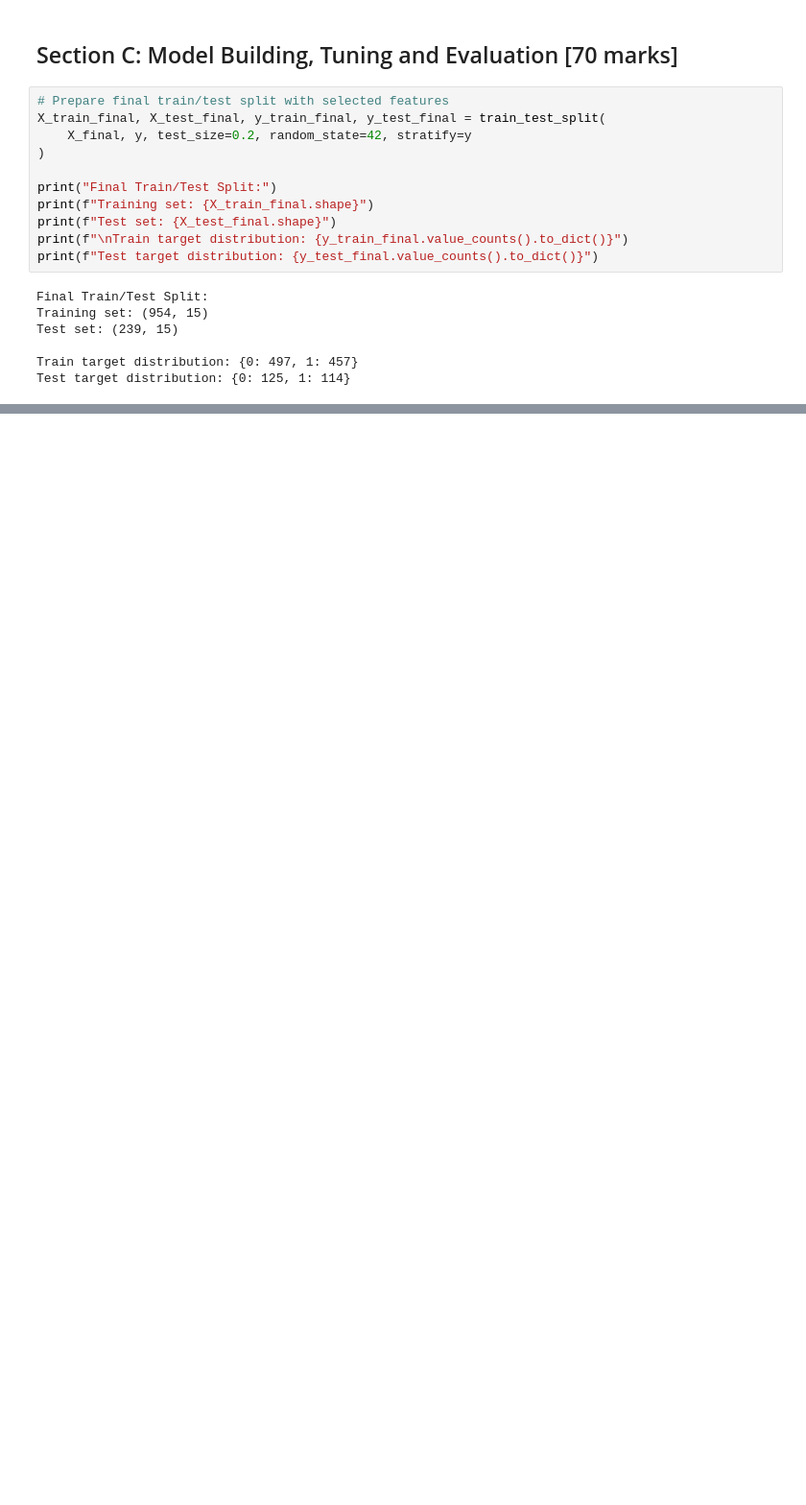
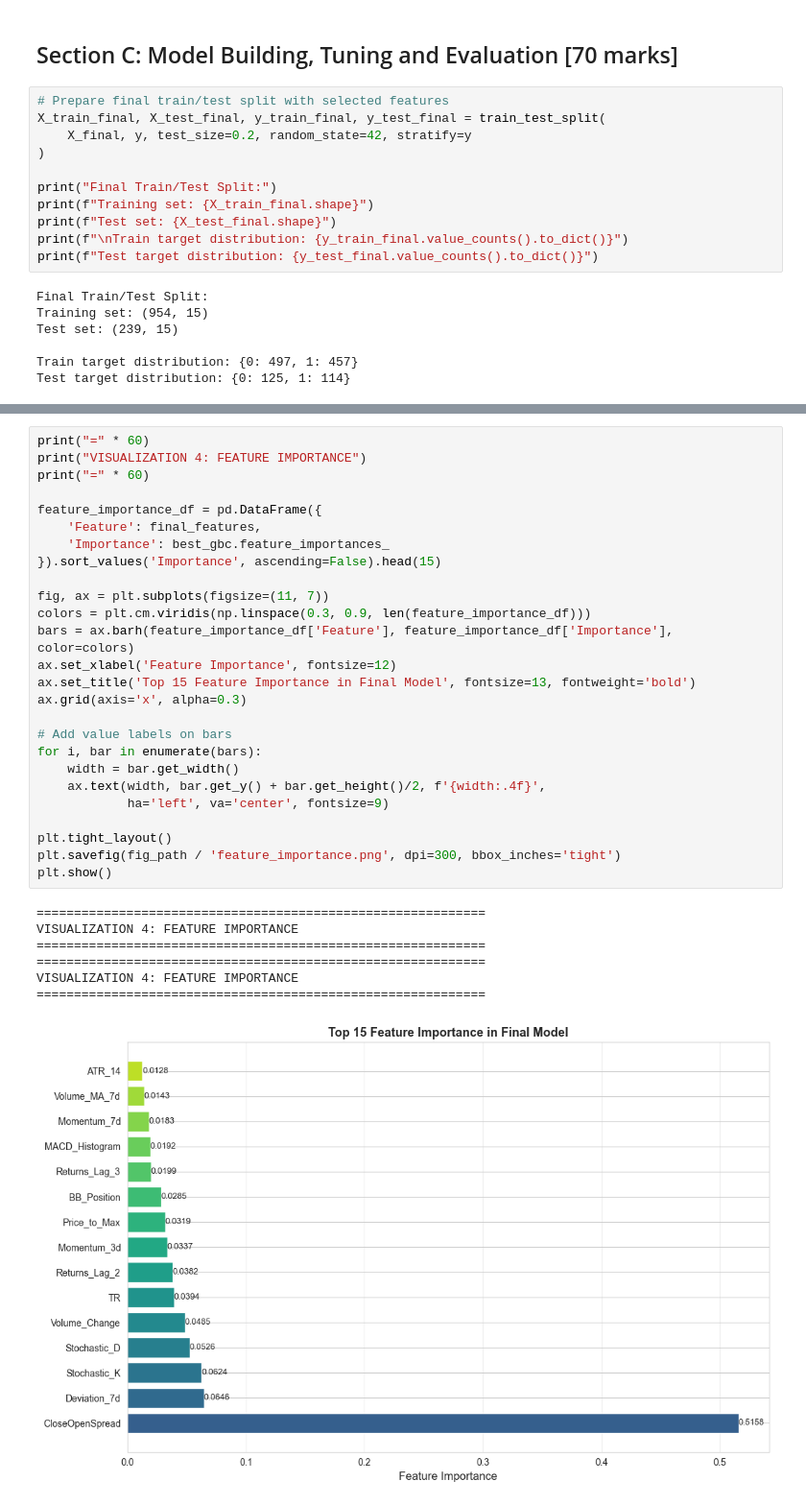
Before and after one commit to Ailurus-Feline/portfolio, a Jupyter notebook: certification-projects/CQF/exam3/report.ipynb, the cells around one changed output, grey strips where cells are left out. Shown at 96% size. Cells and saved outputs as stored; diff of their text form; blank space fills up the shorter version.

```diff
--- a/certification-projects/CQF/exam3/report.ipynb
+++ b/certification-projects/CQF/exam3/report.ipynb
@@ -1125,0 +1175,34 @@ Prediction distribution plot saved to /Users/myk070629/Desktop/Study/Portfolio/p
+# %%
+print("=" * 60)
+print("VISUALIZATION 4: FEATURE IMPORTANCE")
+print("=" * 60)
+
+feature_importance_df = pd.DataFrame({
+    'Feature': final_features,
+    'Importance': best_gbc.feature_importances_
+}).sort_values('Importance', ascending=False).head(15)
+
+fig, ax = plt.subplots(figsize=(11, 7))
+colors = plt.cm.viridis(np.linspace(0.3, 0.9, len(feature_importance_df)))
+bars = ax.barh(feature_importance_df['Feature'], feature_importance_df['Importance'], color=colors)
+ax.set_xlabel('Feature Importance', fontsize=12)
+ax.set_title('Top 15 Feature Importance in Final Model', fontsize=13, fontweight='bold')
+ax.grid(axis='x', alpha=0.3)
+
+# Add value labels on bars
+for i, bar in enumerate(bars):
+    width = bar.get_width()
+    ax.text(width, bar.get_y() + bar.get_height()/2, f'{width:.4f}',
+            ha='left', va='center', fontsize=9)
+
+plt.tight_layout()
+plt.savefig(fig_path / 'feature_importance.png', dpi=300, bbox_inches='tight')
+plt.show()
+# %% [output]
+============================================================
+VISUALIZATION 4: FEATURE IMPORTANCE
+============================================================
+============================================================
+VISUALIZATION 4: FEATURE IMPORTANCE
+============================================================
+[figure, added]
```
Also changed, not shown: parts of 30 cells of this notebook.
